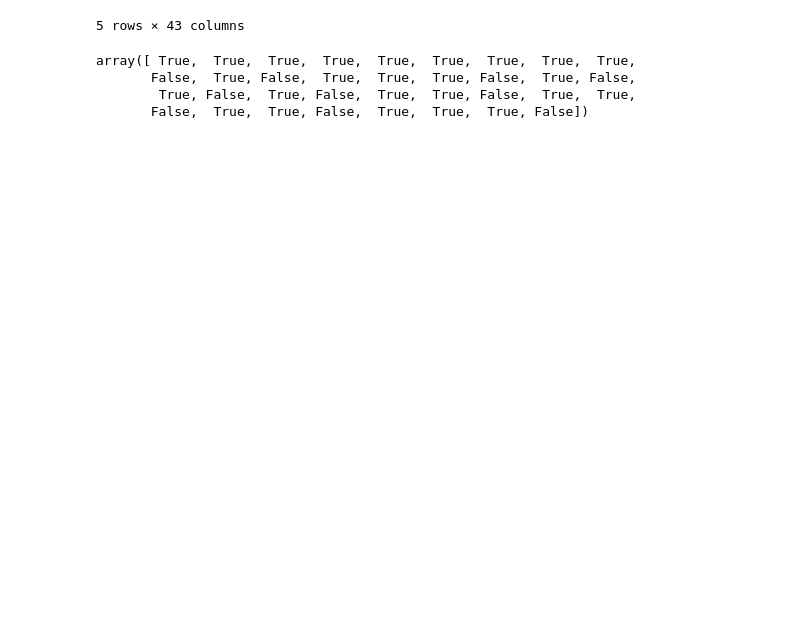
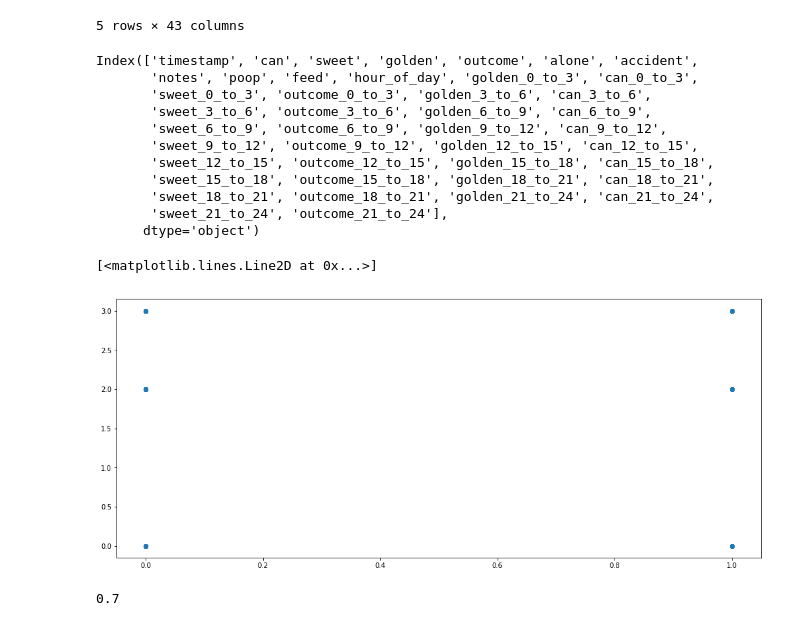
Before and after one commit to MyYo/kaklassifier, a Jupyter notebook: poop1.ipynb, the cells around one changed output. Saved outputs shown, nothing was run; the diff lists cells and outputs as text; code cells hidden in the pictures; blank space fills up the shorter version.

```diff
--- a/poop1.ipynb
+++ b/poop1.ipynb
@@ -95,26 +99,33 @@ ddf.to_csv('Data/Data1.processed.csv')
 # %%
 plt.figure(figsize=(17, 7))
 print(ddf.columns)
 pdf = ddf[ddf.poop == True]
-plt.plot(pdf.sweet_0_to_3, pdf.outcome)
+plt.plot(pdf.sweet_0_to_3, pdf.outcome, 'o')
+# %% [output]
+Index(['timestamp', 'can', 'sweet', 'golden', 'outcome', 'alone', 'accident',
+       'notes', 'poop', 'feed', 'hour_of_day', 'golden_0_to_3', 'can_0_to_3',
+       'sweet_0_to_3', 'outcome_0_to_3', 'golden_3_to_6', 'can_3_to_6',
+       'sweet_3_to_6', 'outcome_3_to_6', 'golden_6_to_9', 'can_6_to_9',
+       'sweet_6_to_9', 'outcome_6_to_9', 'golden_9_to_12', 'can_9_to_12',
+       'sweet_9_to_12', 'outcome_9_to_12', 'golden_12_to_15', 'can_12_to_15',
+       'sweet_12_to_15', 'outcome_12_to_15', 'golden_15_to_18', 'can_15_to_18',
+       'sweet_15_to_18', 'outcome_15_to_18', 'golden_18_to_21', 'can_18_to_21',
+       'sweet_18_to_21', 'outcome_18_to_21', 'golden_21_to_24', 'can_21_to_24',
+       'sweet_21_to_24', 'outcome_21_to_24'],
+      dtype='object')
+[<matplotlib.lines.Line2D at 0x...>]
+[figure, added]
 # %%
 #Classifier
 
-import numpy as np
-from sklearn.ensemble import RandomForestClassifier
-from sklearn.model_selection import cross_val_score
-
-X = np.random.random([100,20])
+feature_clumns = [c for c in ddf.columns if re.search(c, '_to_')] + ['hour_of_day']
+ddf = ddf[ddf.index >= 8]  # cut out beginning of data set
+X = ddf.loc[ddf.poop, feature_columns].values
 Y = ddf.outcome[ddf.poop].values > 0
 clf = RandomForestClassifier(n_estimators=10)
 clf = clf.fit(X, Y)
 scores = cross_val_score(clf, X, Y, cv=10)
 
 scores.mean()
+# %% [output]
+0.7
-# %%
-ddf.outcome[ddf.poop].values > 0
-# %% [output]
-array([ True,  True,  True,  True,  True,  True,  True,  True,  True,
-       False,  True, False,  True,  True,  True, False,  True, False,
-        True, False,  True, False,  True,  True, False,  True,  True,
-       False,  True,  True, False,  True,  True,  True, False])
```
Also changed, not shown: parts of 2 cells of this notebook.
